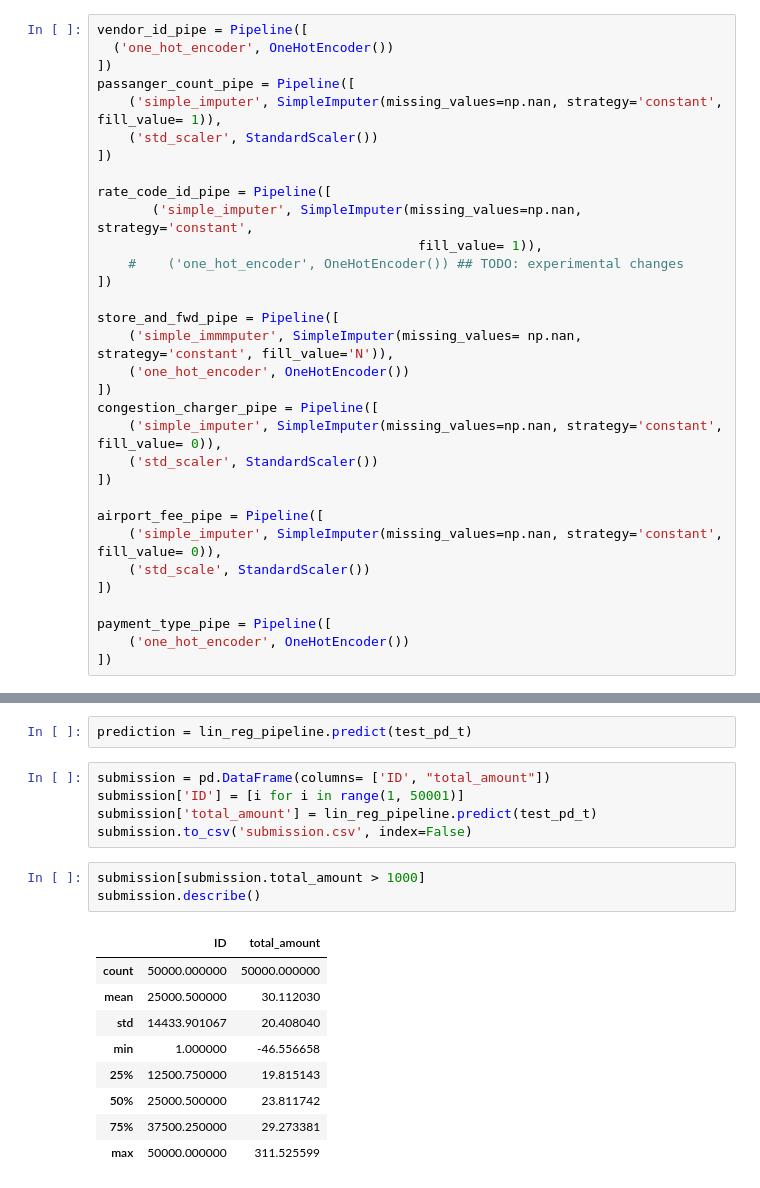
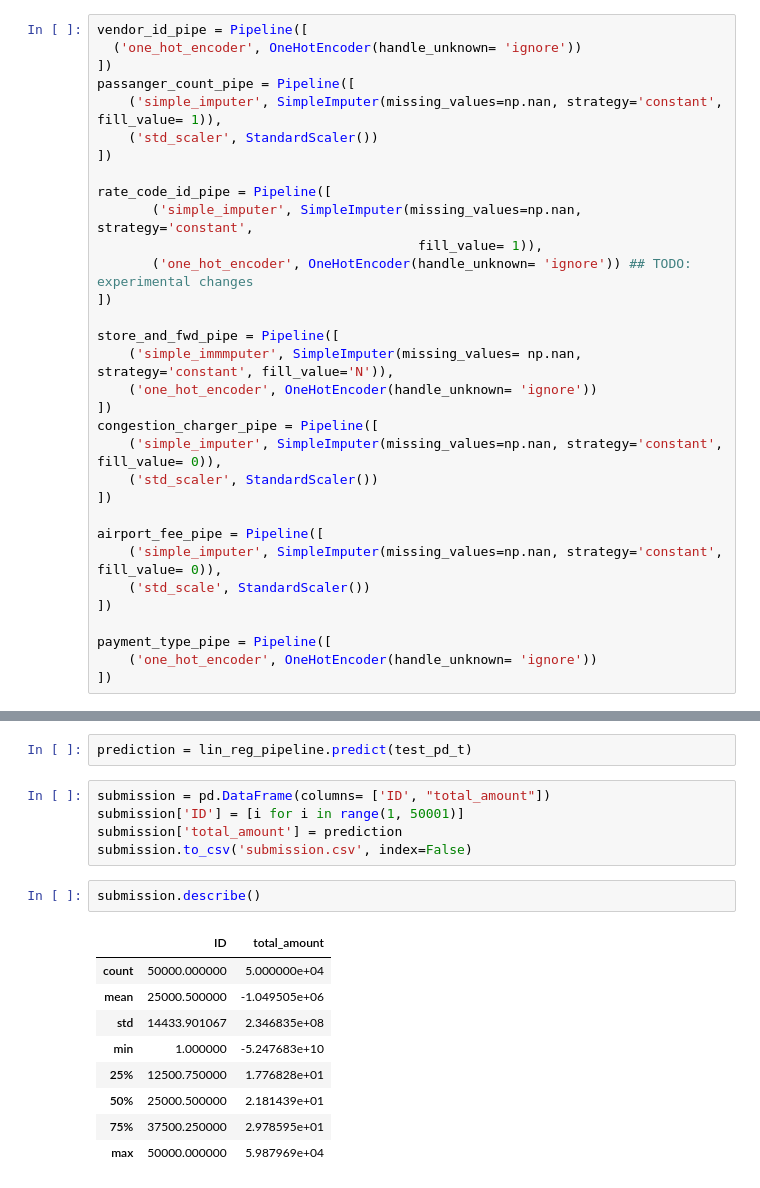
Before and after one commit to aniketkalra11/basic_kaggle_practice, a Jupyter notebook: texi_guru/texi_guru_v2.ipynb, the cells around one changed output, grey strips where cells are left out. Drawn from its saved outputs; the diff is of its cells as text.

```diff
--- a/texi_guru/texi_guru_v2.ipynb
+++ b/texi_guru/texi_guru_v2.ipynb
@@ -376,7 +376,7 @@ com_train_features, dev_test_features, com_train_labels, dev_test_labels = train
 #### Creating pipelines for features scaling
 # %%
 vendor_id_pipe = Pipeline([
-  ('one_hot_encoder', OneHotEncoder())
+  ('one_hot_encoder', OneHotEncoder(handle_unknown= 'ignore'))
 ])
 passanger_count_pipe = Pipeline([
     ('simple_imputer', SimpleImputer(missing_values=np.nan, strategy='constant', fill_value= 1)),
@@ -386,12 +386,12 @@ passanger_count_pipe = Pipeline([
 rate_code_id_pipe = Pipeline([
        ('simple_imputer', SimpleImputer(missing_values=np.nan, strategy='constant',
                                          fill_value= 1)),
-    #    ('one_hot_encoder', OneHotEncoder()) ## TODO: experimental changes
+       ('one_hot_encoder', OneHotEncoder(handle_unknown= 'ignore')) ## TODO: experimental changes
 ])
 
 store_and_fwd_pipe = Pipeline([
     ('simple_immmputer', SimpleImputer(missing_values= np.nan, strategy='constant', fill_value='N')),
-    ('one_hot_encoder', OneHotEncoder())
+    ('one_hot_encoder', OneHotEncoder(handle_unknown= 'ignore'))
 ])
 congestion_charger_pipe = Pipeline([
     ('simple_imputer', SimpleImputer(missing_values=np.nan, strategy='constant', fill_value= 0)),
@@ -404,7 +404,7 @@ airport_fee_pipe = Pipeline([
 ])
 
 payment_type_pipe = Pipeline([
-    ('one_hot_encoder', OneHotEncoder())
+    ('one_hot_encoder', OneHotEncoder(handle_unknown= 'ignore'))
 ])
 # %%
 feature_scaline_pipeline = ColumnTransformer([
@@ -774,18 +772,17 @@ prediction = lin_reg_pipeline.predict(test_pd_t)
 # %%
 submission = pd.DataFrame(columns= ['ID', "total_amount"])
 submission['ID'] = [i for i in range(1, 50001)]
-submission['total_amount'] = lin_reg_pipeline.predict(test_pd_t)
+submission['total_amount'] = prediction
 submission.to_csv('submission.csv', index=False)
 # %%
-submission[submission.total_amount > 1000]
 submission.describe()
 # %% [output]
 |  | ID | total_amount |
-| count | 50000.000000 | 50000.000000 |
-| mean | 25000.500000 | 30.112030 |
-| std | 14433.901067 | 20.408040 |
-| min | 1.000000 | -46.556658 |
-| 25% | 12500.750000 | 19.815143 |
-| 50% | 25000.500000 | 23.811742 |
-| 75% | 37500.250000 | 29.273381 |
-| max | 50000.000000 | 311.525599 |
+| count | 50000.000000 | 5.000000e+04 |
+| mean | 25000.500000 | -1.049505e+06 |
+| std | 14433.901067 | 2.346835e+08 |
+| min | 1.000000 | -5.247683e+10 |
+| 25% | 12500.750000 | 1.776828e+01 |
+| 50% | 25000.500000 | 2.181439e+01 |
+| 75% | 37500.250000 | 2.978595e+01 |
+| max | 50000.000000 | 5.987969e+04 |
```
Also changed, not shown: parts of 25 cells of this notebook, 4 other files.
